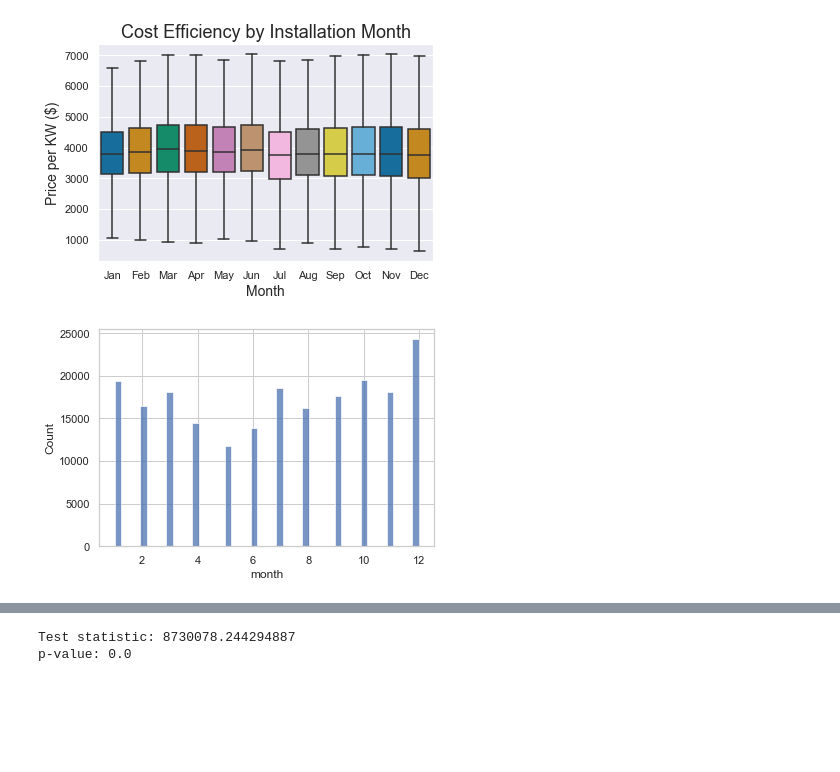
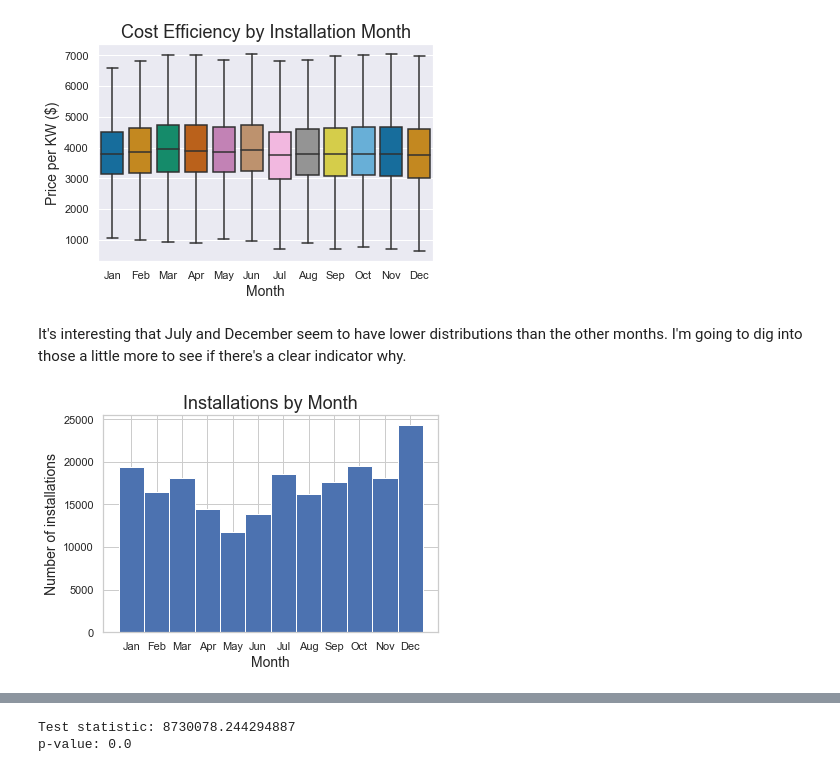
Before and after one commit to zjbrown0689/Solar-Panel-Capstone, a Jupyter notebook: notebooks/exploratory_data_analysis.ipynb, the cells around one changed output, grey strips where cells are left out. Cells and saved outputs as stored; diff of their text form; code cells hidden in the pictures; blank space fills up the shorter version.

Commit message:
Added extra month analysis

```diff
--- a/notebooks/exploratory_data_analysis.ipynb
+++ b/notebooks/exploratory_data_analysis.ipynb
@@ -166,8 +166,18 @@ plt.savefig(filepath+'cost eff by month', dpi=1200, bbox_inches='tight')
 plt.show()
 # %% [output]
 [figure]
-# %%
-sns.histplot(data=data, x='month')
-plt.show()
-# %% [output]
-[figure, removed]
+# %% [markdown]
+It's interesting that July and December seem to have lower distributions than the other months. I'm going to dig into those a little more to see if there's a clear indicator why.
+# %%
+months = ['Jan', 'Feb', 'Mar', 'Apr', 'May', 'Jun', 'Jul', 'Aug', 'Sep', 'Oct', 'Nov', 'Dec']
+
+n, bins, patches = plt.hist(data['month'], bins=12)
+ticks = [(patch._x0 + patch._x1)/2 for patch in patches]
+plt.xticks(ticks, months)
+plt.xlabel('Month', fontsize=14)
+plt.ylabel('Number of installations', fontsize=14)
+plt.title('Installations by Month', fontsize=18)
+plt.savefig(filepath+'install_by_month', dpi=1200, bbox_inches='tight')
+plt.show()
+# %% [output]
+[figure, added]
```
Also changed, not shown: parts of 1 cell of this notebook.
